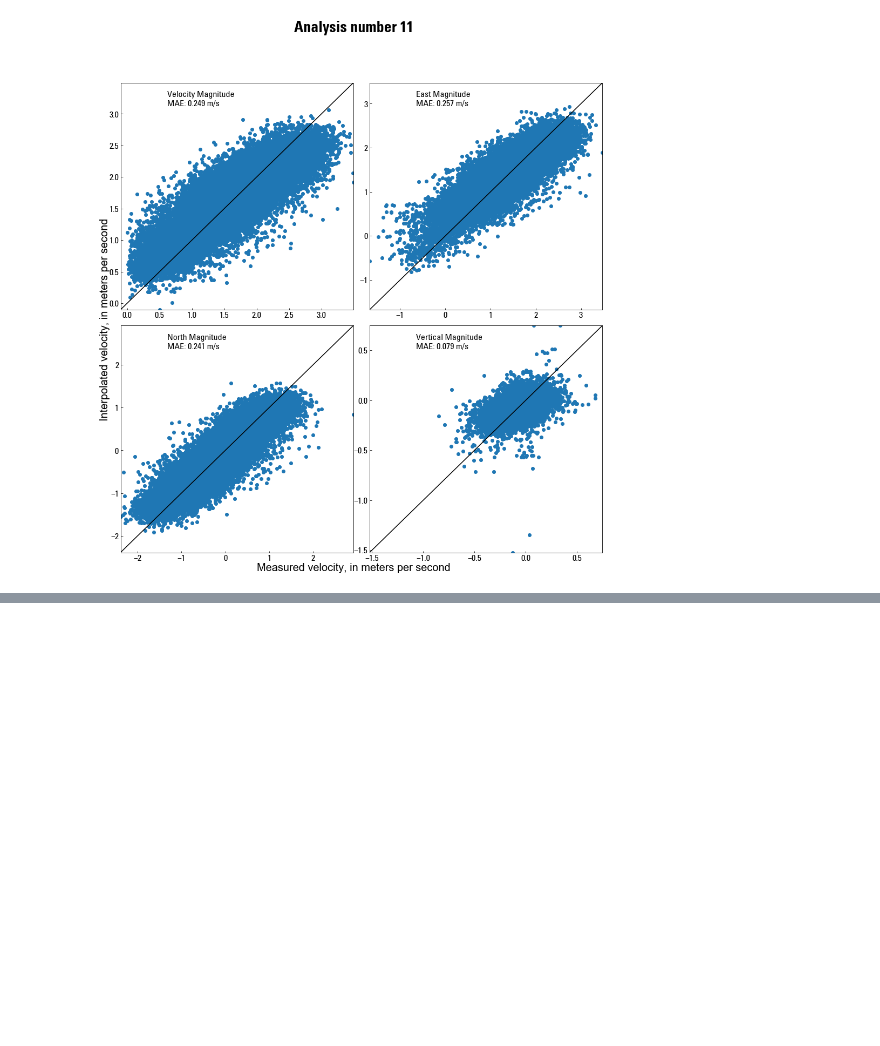
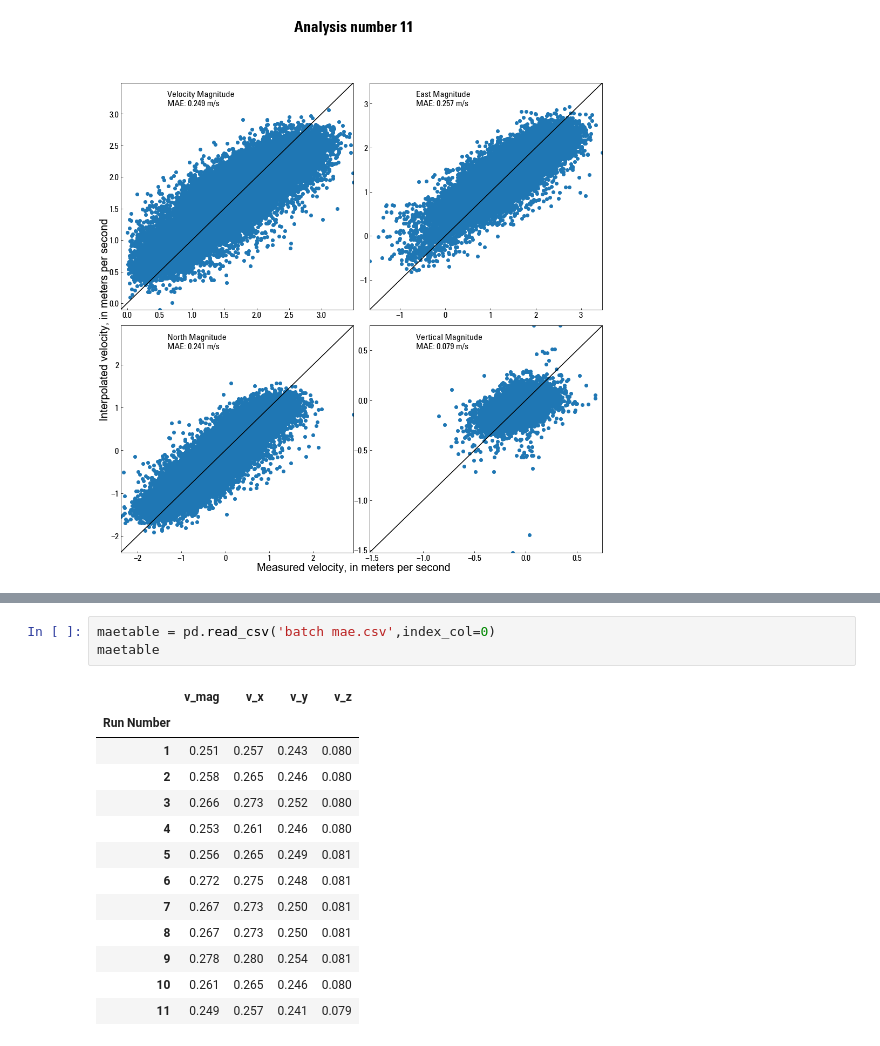
Before and after one commit to TauCritical/adcpkrig, a Jupyter notebook: Prototype.ipynb, the cells around one changed output, grey strips where cells are left out. Drawn from its saved outputs; the diff is of its cells as text; blank space fills up the shorter version.

```diff
--- a/Prototype.ipynb
+++ b/Prototype.ipynb
@@ -213,0 +229,17 @@ for i in range(1,12):
+# %%
+maetable = pd.read_csv('batch mae.csv',index_col=0)
+maetable
+# %% [output]
+|  | v_mag | v_x | v_y | v_z |
+| Run Number |  |  |  |  |
+| 1 | 0.251 | 0.257 | 0.243 | 0.080 |
+| 2 | 0.258 | 0.265 | 0.246 | 0.080 |
+| 3 | 0.266 | 0.273 | 0.252 | 0.080 |
+| 4 | 0.253 | 0.261 | 0.246 | 0.080 |
+| 5 | 0.256 | 0.265 | 0.249 | 0.081 |
+| 6 | 0.272 | 0.275 | 0.248 | 0.081 |
+| 7 | 0.267 | 0.273 | 0.250 | 0.081 |
+| 8 | 0.267 | 0.273 | 0.250 | 0.081 |
+| 9 | 0.278 | 0.280 | 0.254 | 0.081 |
+| 10 | 0.261 | 0.265 | 0.246 | 0.080 |
+| 11 | 0.249 | 0.257 | 0.241 | 0.079 |
```
Also changed, not shown: parts of 3 cells of this notebook.
